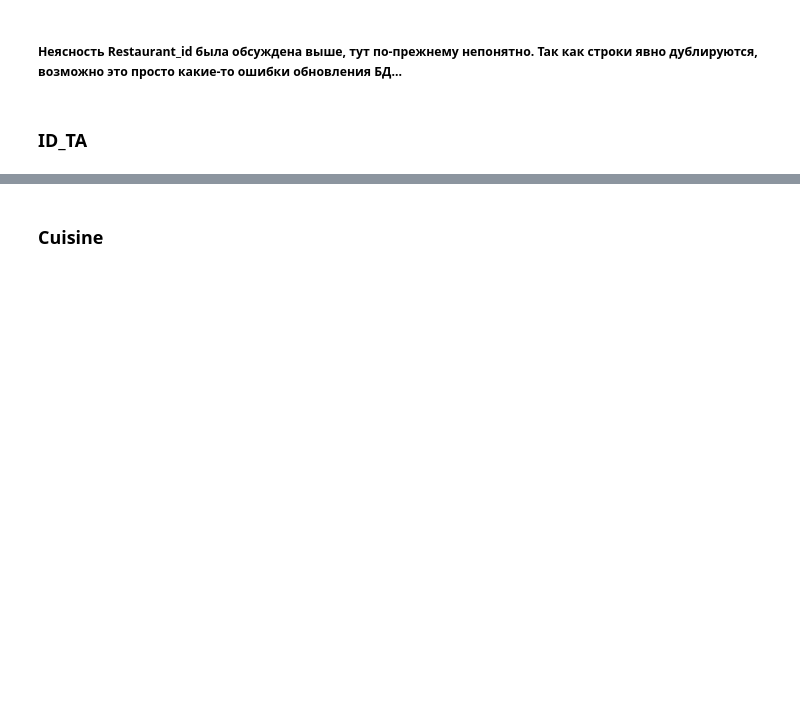
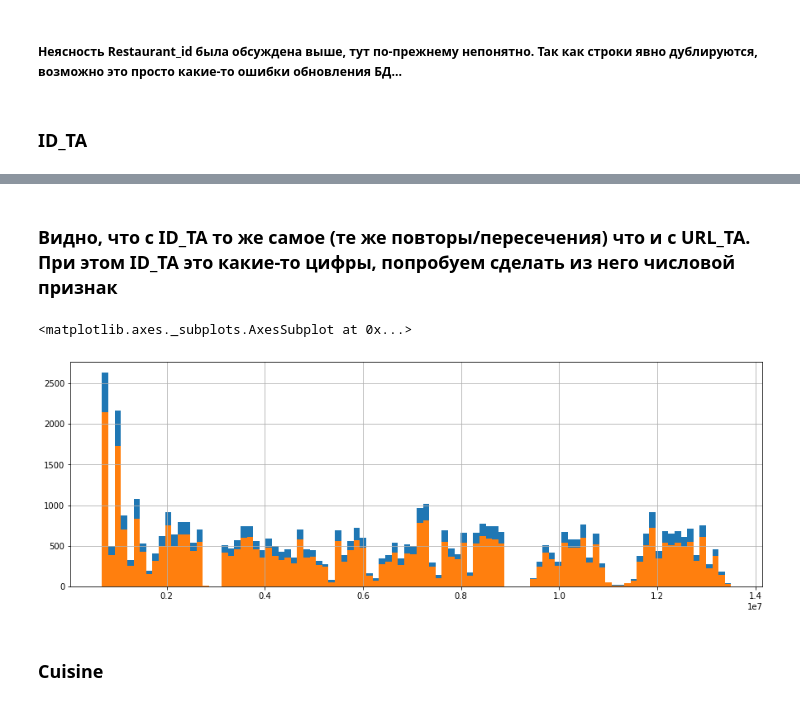
Before and after one commit to M1kaellAli/skcourse_projects, a Jupyter notebook: module_3/unit3.project3.ipynb, the cells around one changed output, grey strips where cells are left out. Saved outputs shown, nothing was run; the diff lists cells and outputs as text; code cells hidden in the pictures; blank space fills up the shorter version.

```diff
--- a/module_3/unit3.project3.ipynb
+++ b/module_3/unit3.project3.ipynb
@@ -556,2 +551,19 @@ Name: ID_TA, Length: 39980, dtype: int64
+# %% [markdown]
+### Видно, что с ID_TA то же самое (те же повторы/пересечения) что и с URL_TA. При этом ID_TA это какие-то цифры, попробуем сделать из него числовой признак
+# %%
+# Сделаем номерной признак и подсчитаем корреляцию опять
+def idta_to_num(rest_id_str):
+    idta_num = int(rest_id_str[1:])
+    return idta_num
+# %%
+df['ID_TA_NUM'] = df['ID_TA'].apply(lambda x: idta_to_num(x))
+df['ID_TA_NUM'].hist(bins=100, figsize=(15,5))
+
+# это считал для удобства в середине, сейчас не нужно
+df_train['ID_TA_NUM'] = df_train['ID_TA'].apply(lambda x: idta_to_num(x))
+#df_train['ID_TA_NUM'].hist(bins=100, figsize=(15,5))
+# %% [output]
+<matplotlib.axes._subplots.AxesSubplot at 0x...>
+[figure, added]
 # %% [markdown]
 ### Cuisine
```
Also changed, not shown: parts of 133 cells of this notebook, 3 other files.
